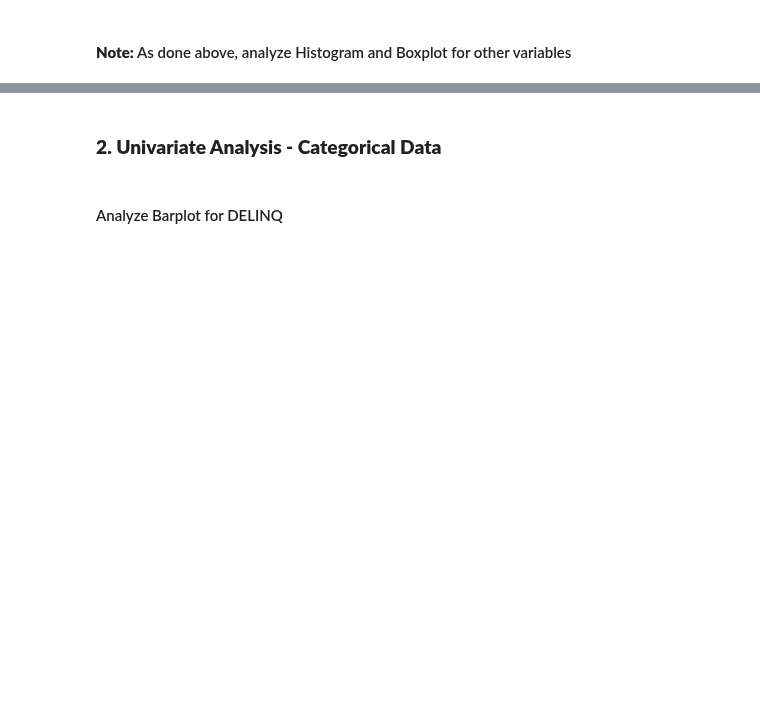
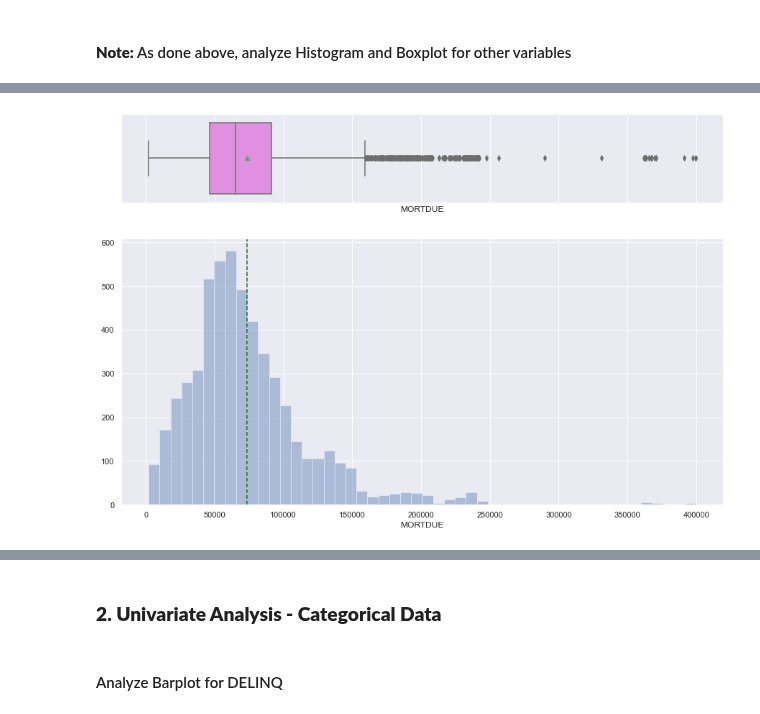
Before and after one commit to asadTariq666/Python_work, a Jupyter notebook: Loan Default Classification/Reference_Notebook_Milestone_1_Classification .ipynb, the cells around one changed output, grey strips where cells are left out. Drawn from its saved outputs; the diff is of its cells as text; code cells hidden in the pictures; blank space fills up the shorter version.

```diff
--- a/Loan Default Classification/Reference_Notebook_Milestone_1_Classification .ipynb
+++ b/Loan Default Classification/Reference_Notebook_Milestone_1_Classification .ipynb
@@ -279,0 +379,5 @@ histogram_boxplot(data['LOAN'])
+# %%
+# Build the histogram boxplot for MORTDUE
+histogram_boxplot(data['MORTDUE'])
+# %% [output]
+[figure, added]
```
Also changed, not shown: parts of 37 cells of this notebook.
